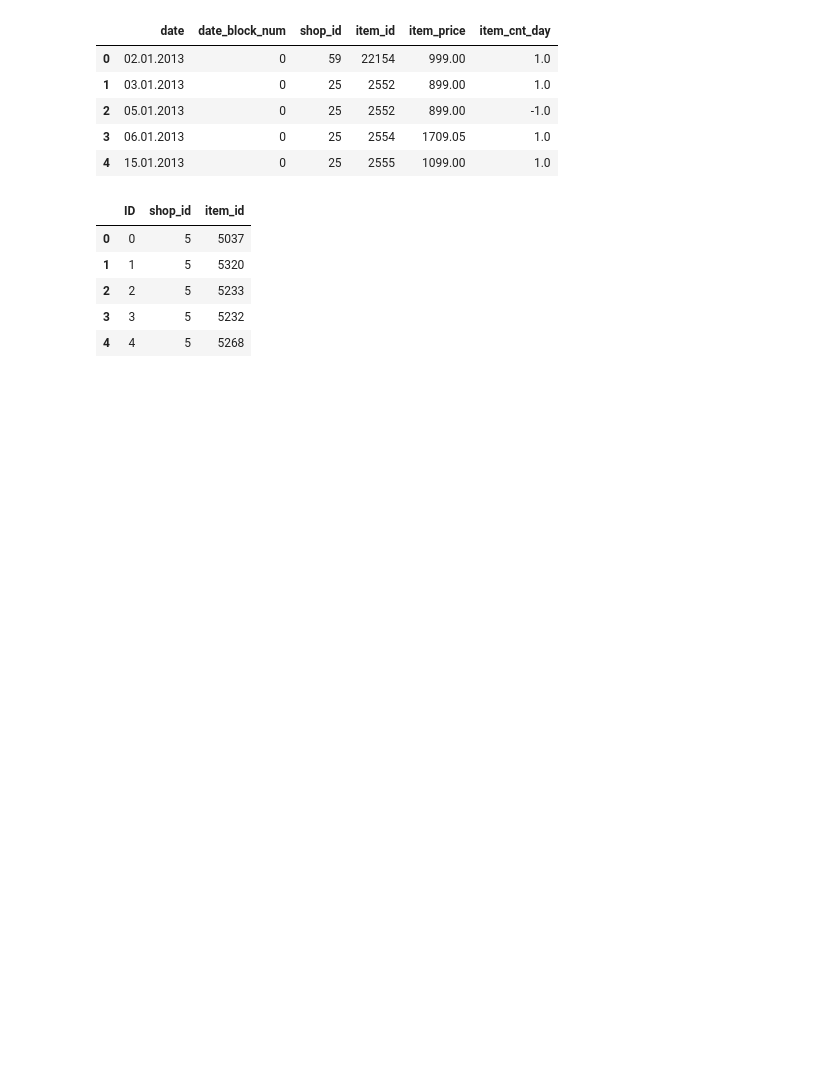
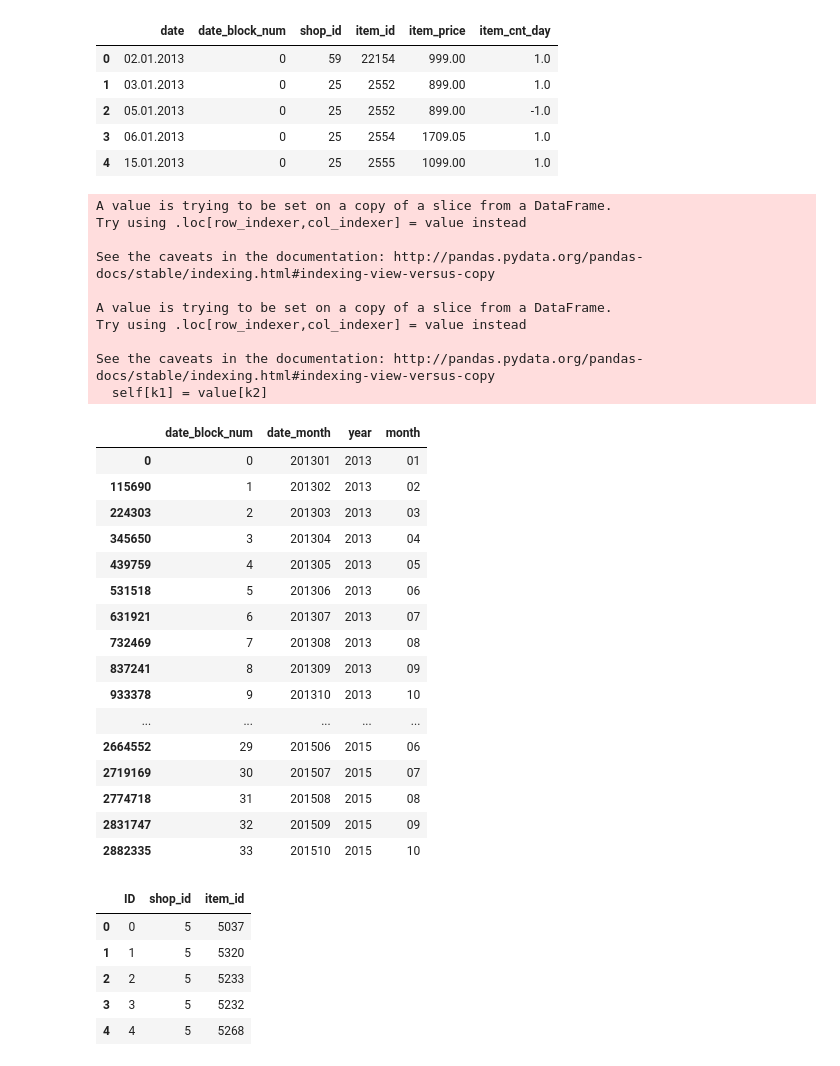
Before and after one commit to GatzZ/competitive-data-science-final-project, a Jupyter notebook: Main.ipynb, the cells around one changed output. Drawn from its saved outputs; the diff is of its cells as text; code cells hidden in the pictures; blank space fills up the shorter version.

```diff
--- a/Main.ipynb
+++ b/Main.ipynb
@@ -17,6 +17,42 @@ df_train.head()
 | 2 | 05.01.2013 | 0 | 25 | 2552 | 899.00 | -1.0 |
 | 3 | 06.01.2013 | 0 | 25 | 2554 | 1709.05 | 1.0 |
 | 4 | 15.01.2013 | 0 | 25 | 2555 | 1099.00 | 1.0 |
+# %%
+df_date_num = df_train[['date', 'date_block_num']]
+df_date_num['date_formatted'] = pd.to_datetime(df_date_num.date, format="%d.%m.%Y")
+df_date_num[['day','month','year']] = df_date_num.date.str.split('.',expand=True)
+df_date_num['date_month'] = (df_date_num.year + df_date_num.month).astype(str)
+df_date_num = df_date_num[['date_block_num', 'date_month', 'year', 'month']]
+df_date_num.drop_duplicates(inplace=True)
+df_date_num
+# %% [output]
+A value is trying to be set on a copy of a slice from a DataFrame.
+Try using .loc[row_indexer,col_indexer] = value instead
+
+See the caveats in the documentation: http://pandas.pydata.org/pandas-docs/stable/indexing.html#indexing-view-versus-copy
+
+A value is trying to be set on a copy of a slice from a DataFrame.
+Try using .loc[row_indexer,col_indexer] = value instead
+
+See the caveats in the documentation: http://pandas.pydata.org/pandas-docs/stable/indexing.html#indexing-view-versus-copy
+  self[k1] = value[k2]
+|  | date_block_num | date_month | year | month |
+| 0 | 0 | 201301 | 2013 | 01 |
+| 115690 | 1 | 201302 | 2013 | 02 |
+| 224303 | 2 | 201303 | 2013 | 03 |
+| 345650 | 3 | 201304 | 2013 | 04 |
+| 439759 | 4 | 201305 | 2013 | 05 |
+| 531518 | 5 | 201306 | 2013 | 06 |
+| 631921 | 6 | 201307 | 2013 | 07 |
+| 732469 | 7 | 201308 | 2013 | 08 |
+| 837241 | 8 | 201309 | 2013 | 09 |
+| 933378 | 9 | 201310 | 2013 | 10 |
+| ... | ... | ... | ... | ... |
+| 2664552 | 29 | 201506 | 2015 | 06 |
+| 2719169 | 30 | 201507 | 2015 | 07 |
+| 2774718 | 31 | 201508 | 2015 | 08 |
+| 2831747 | 32 | 201509 | 2015 | 09 |
+| 2882335 | 33 | 201510 | 2015 | 10 |
 # %%
 df_test_ = pd.read_csv('data/test.csv.gz', compression='gzip')
 df_test_.head()
```
Also changed, not shown: parts of 3 cells of this notebook.
